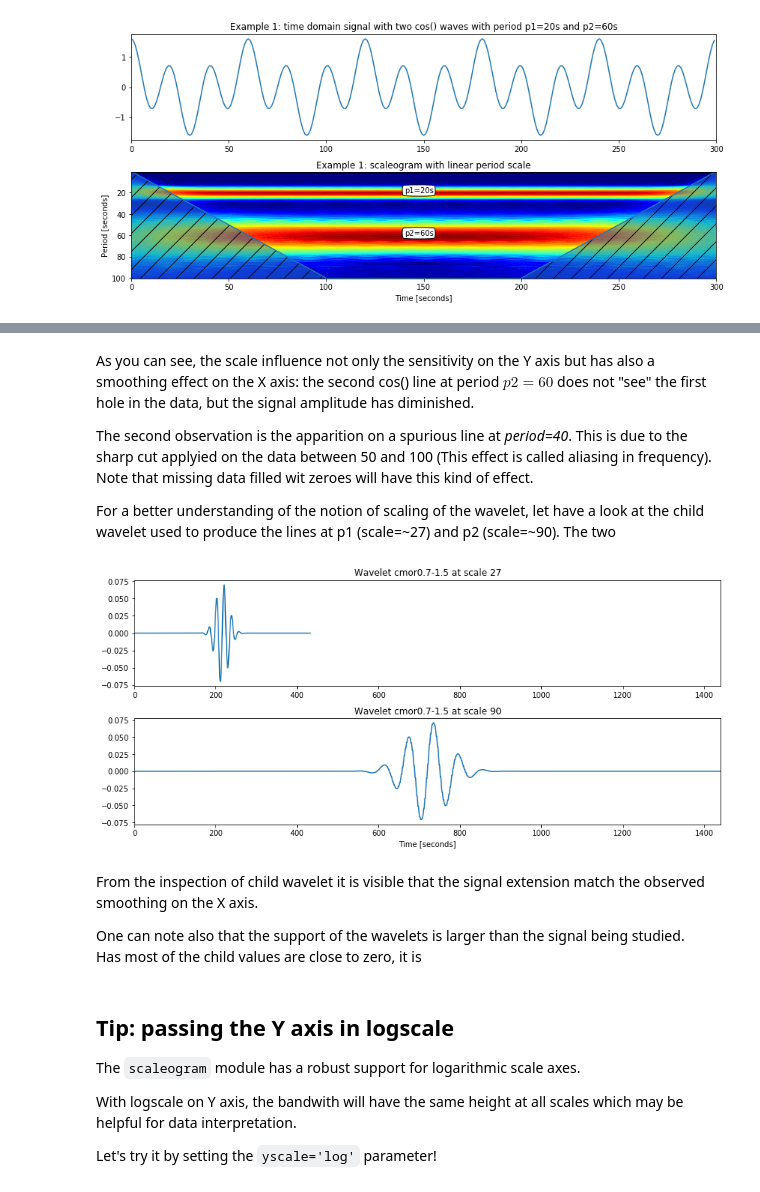
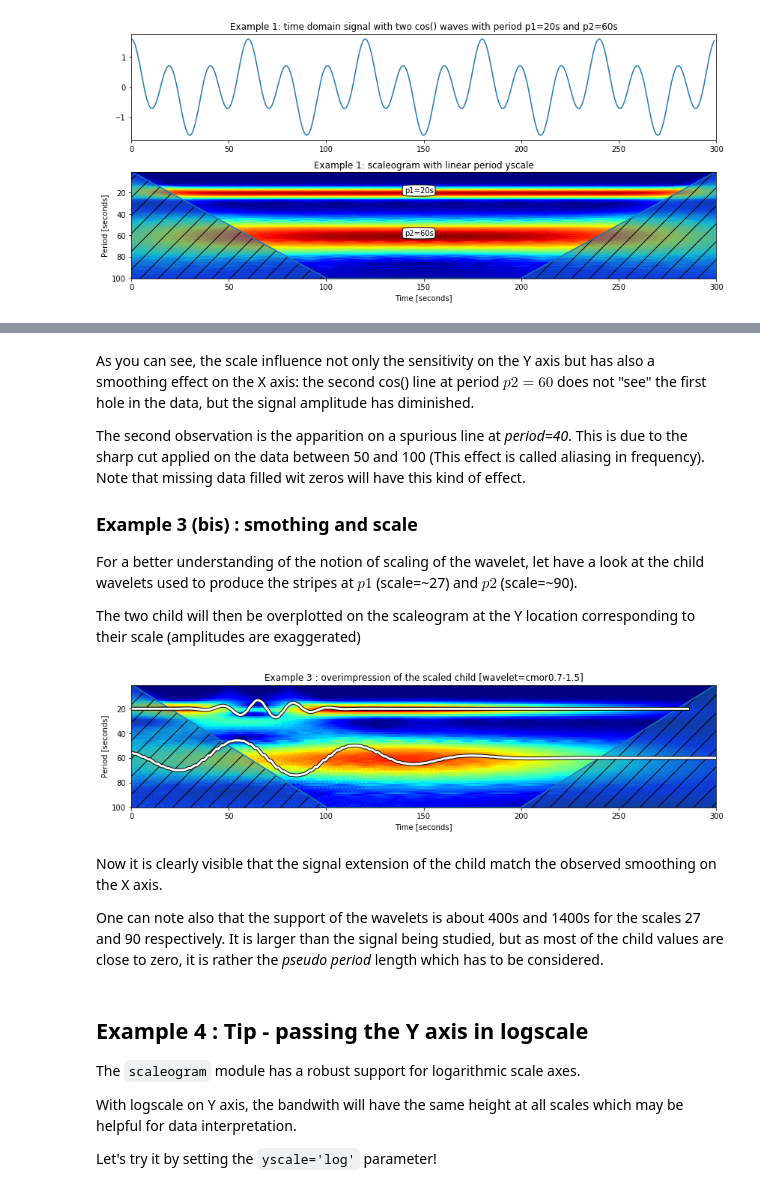
Before and after one commit to alsauve/scaleogram, a Jupyter notebook: doc/scale-to-frequency.ipynb, the cells around one changed output, grey strips where cells are left out. Cells and saved outputs as stored; diff of their text form; code cells hidden in the pictures.

```diff
--- a/doc/scale-to-frequency.ipynb
+++ b/doc/scale-to-frequency.ipynb
@@ -176,35 +190,41 @@ ax2 = scg.cws(time, data2, scales=np.arange(1, 150, 2), wavelet=wavelet,
 # %% [markdown]
 As you can see, the scale influence not only the sensitivity on the Y axis but has also a smoothing effect on the X axis: the second cos() line at period $p2=60$ does not "see" the first hole in the data, but the signal amplitude has diminished.
 
-The second observation is the apparition on a spurious line at *period=40*. This is due to the sharp cut applyied on the data between 50 and 100 (This effect is called aliasing in frequency).
-Note that missing data filled wit zeroes will have this kind of effect.
+The second observation is the apparition on a spurious line at *period=40*. This is due to the sharp cut applied on the data between 50 and 100 (This effect is called aliasing in frequency).
+Note that missing data filled wit zeros will have this kind of effect.
 
-For a better understanding of the notion of scaling of the wavelet, let have a look at the child wavelet used to produce the lines at p1 (scale=~27) and p2 (scale=~90).
-The two
+### Example 3 (bis) : smothing and scale
+
+For a better understanding of the notion of scaling of the wavelet, let have a look at the child wavelets used to produce the stripes at $p1$ (scale=~27) and $p2$ (scale=~90).
+
+The two child will then be overplotted on the scaleogram at the Y location corresponding to their scale (amplitudes are exaggerated)
-# %%
-fig, (ax1, ax2) = plt.subplots(2, 1, figsize=(14, 6))
-fig.subplots_adjust(hspace=0.3)
-
-s1 = 27; s2 = 90
-child1 = scg.child_wav(wavelet, 27)
-child2 = scg.child_wav(wavelet, 90)
-ax1.plot(child1.real)
-ax1.set_title("Wavelet "+wavelet+ " at scale "+str(s1))
-ax1.set_xlim(0, len(child2))
-
-ax2.plot(child2.real)
-ax2.set_title("Wavelet "+wavelet+ " at scale "+str(s2))
-xlim = ax2.set_xlim(0, len(child2))
-text = ax2.set_xlabel("Time [seconds]")
-# %% [output]
-[figure, removed]
+# %%
+# build the child
+s1 = 27; s2 = 90
+child1 = scg.child_wav(wavelet, 27)
+child2 = scg.child_wav(wavelet, 90)
+
+# plot again Example 3
+ax = scg.cws(time, data2, scales=np.arange(1, 150, 2), wavelet=wavelet,
+        figsize=(14,3), cmap="jet", cbar=None, ylabel="Period [seconds]", xlabel="Time [seconds]",
+        title="Example 3 : overimpression of the scaled child [wavelet="+wavelet+"]")
+
+# add the child wavelets over the scaleogram at their corresponding Y location
+ax.plot(np.arange(len(child1))-len(child1)/2+70, p1+child1.real*100, '-k', linewidth='5')
+ax.plot(np.arange(len(child1))-len(child1)/2+70, p1+child1.real*100, '-w', linewidth='3')
+ax.plot(np.arange(len(child2))-len(child2)/2+70, p2+child2.real*200, '-k', linewidth='5')
+ax.plot(np.arange(len(child2))-len(child2)/2+70, p2+child2.real*200, '-w', linewidth='3')
+xlim = ax.set_xlim(0,n)
+# %% [output]
+[figure, added]
 # %% [markdown]
-From the inspection of child wavelet it is visible that the signal extension match the observed smoothing on the X axis.
+Now it is clearly visible that the signal extension of the child match the observed smoothing on the X axis.
 
-One can note also that the support of the wavelets is larger than the signal being studied.
-Has most of the child values are close to zero, it is
+One can note also that the support of the wavelets is about 400s and 1400s for the scales 27 and 90 respectively.
+It is larger than the signal being studied, but as most of the child values are close to zero,
+it is rather the *pseudo period* length which has to be considered.
 # %% [markdown]
-## Tip: passing the Y axis in logscale
+## Example 4 : Tip - passing the Y axis in logscale
 
 The ``scaleogram`` module has a robust support for logarithmic scale axes.
 
```
Also changed, not shown: parts of 17 cells of this notebook, 2 other files.
